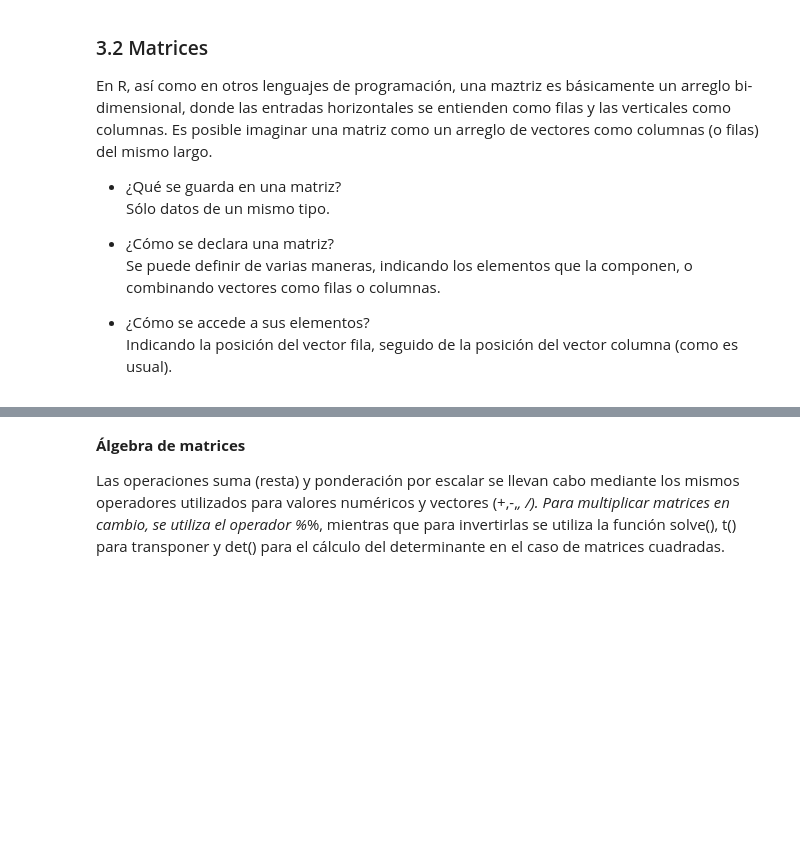
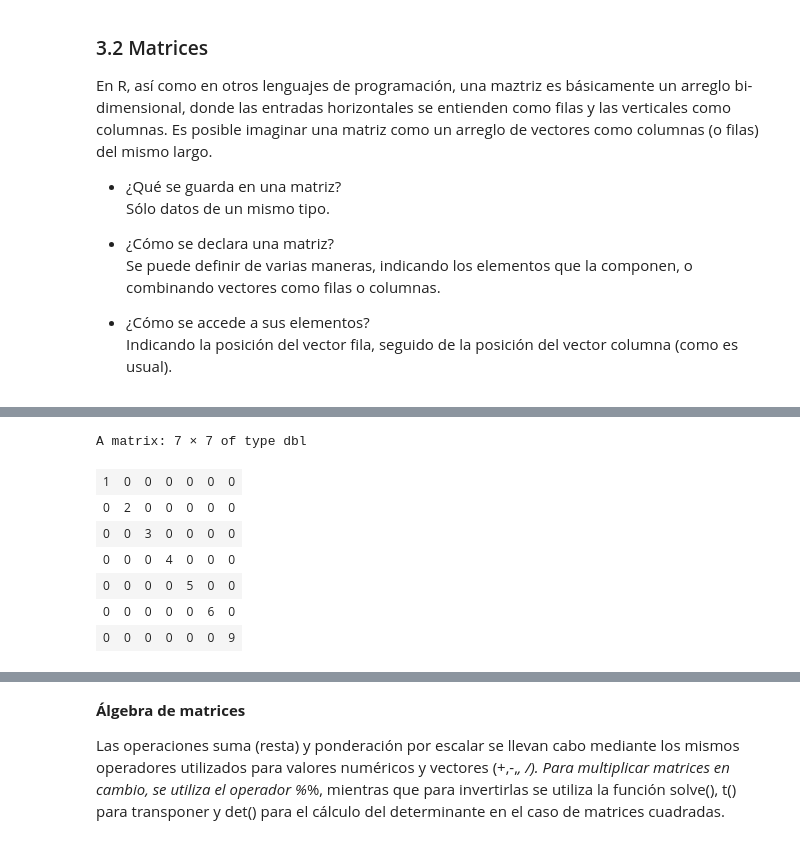
Before and after one commit to kerlesuwu/DBDC_202010_Programacion_en_R_para_ciencia_de_datos, a Jupyter notebook: Clases/Clase2/Clase_2_01_matrices.ipynb, the cells around one changed output, grey strips where cells are left out. Saved outputs shown, nothing was run; the diff lists cells and outputs as text; code cells hidden in the pictures; blank space fills up the shorter version.

```diff
--- a/Clases/Clase2/Clase_2_01_matrices.ipynb
+++ b/Clases/Clase2/Clase_2_01_matrices.ipynb
@@ -42,6 +87,17 @@ En R, así como en otros lenguajes de programación, una maztriz es básicamente
 # %%
 # función diag para la definición de matrices diagonales
 #?diag
+
+diag(c(1,2,3,4,5,6,9))
+# %% [output]
+A matrix: 7 × 7 of type dbl
+| 1 | 0 | 0 | 0 | 0 | 0 | 0 |
+| 0 | 2 | 0 | 0 | 0 | 0 | 0 |
+| 0 | 0 | 3 | 0 | 0 | 0 | 0 |
+| 0 | 0 | 0 | 4 | 0 | 0 | 0 |
+| 0 | 0 | 0 | 0 | 5 | 0 | 0 |
+| 0 | 0 | 0 | 0 | 0 | 6 | 0 |
+| 0 | 0 | 0 | 0 | 0 | 0 | 9 |
 # %%
 # Podemos acceder a los elementos de una matriz
 # indicando la posición de la fila y la columna de la casilla correspondiente.
```
Also changed, not shown: parts of 29 cells of this notebook.
